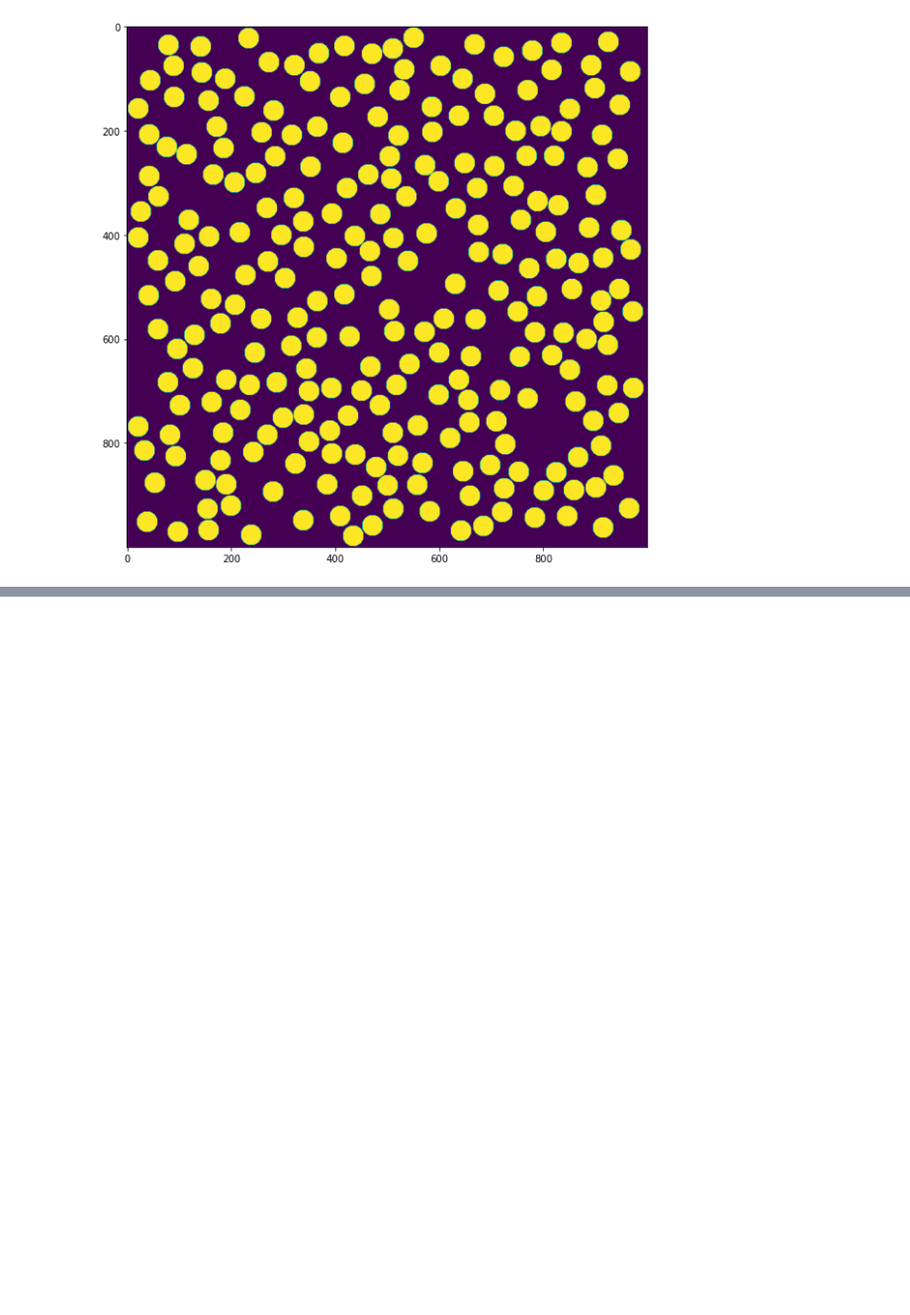
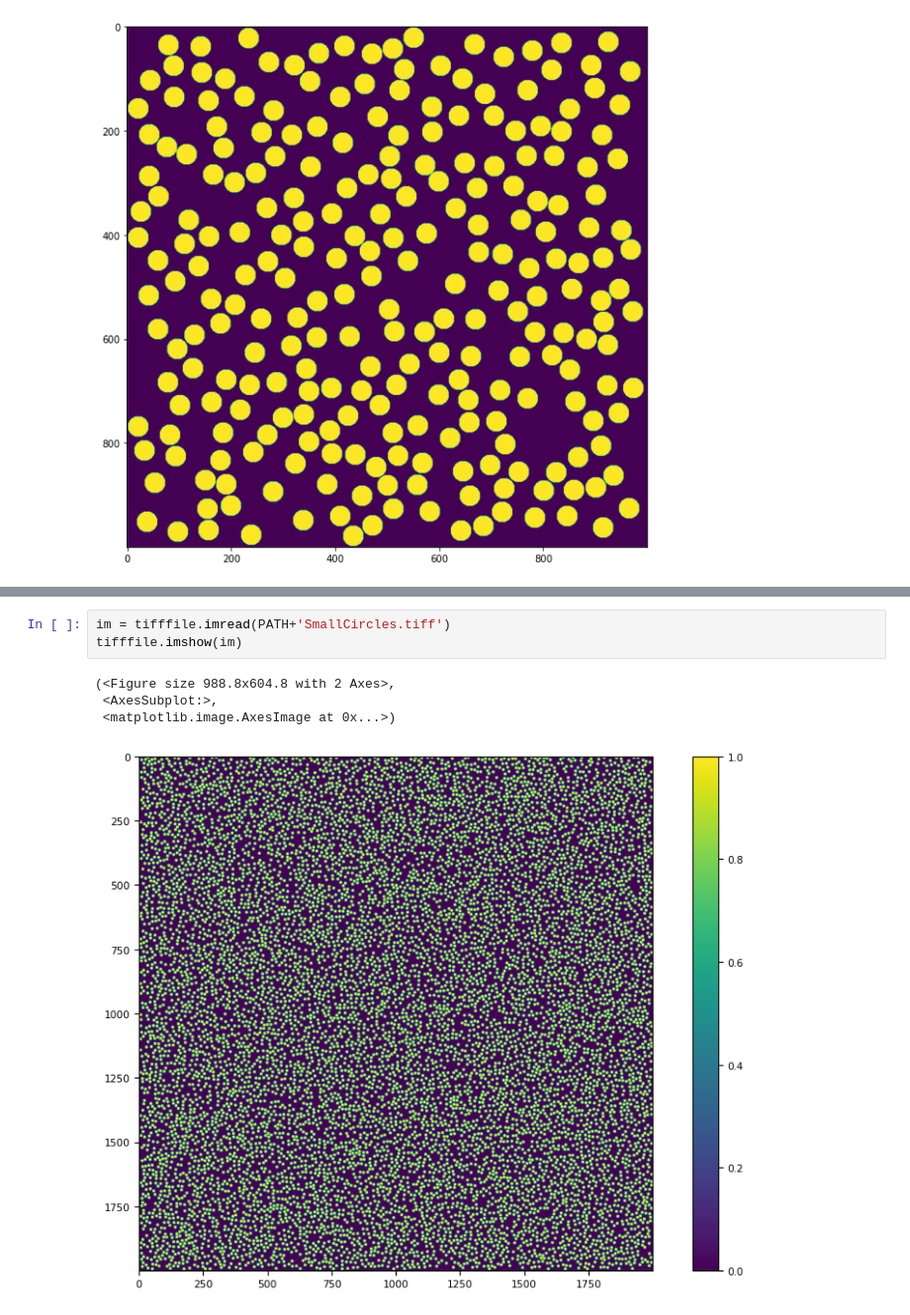
Before and after one commit to katiezzzzz/Gantastic, a Jupyter notebook: conditional_gan_microstructure/inspect_dataset.ipynb, the cells around one changed output, grey strips where cells are left out. Shown at 99% size. Drawn from its saved outputs; the diff is of its cells as text; blank space fills up the shorter version.

```diff
--- a/conditional_gan_microstructure/inspect_dataset.ipynb
+++ b/conditional_gan_microstructure/inspect_dataset.ipynb
@@ -109,0 +95,8 @@ for image in content:
+# %%
+im = tifffile.imread(PATH+'SmallCircles.tiff')
+tifffile.imshow(im)
+# %% [output]
+(<Figure size 988.8x604.8 with 2 Axes>,
+ <AxesSubplot:>,
+ <matplotlib.image.AxesImage at 0x...>)
+[figure, added]
```
Also changed, not shown: parts of 3 cells of this notebook, 16 other files.
